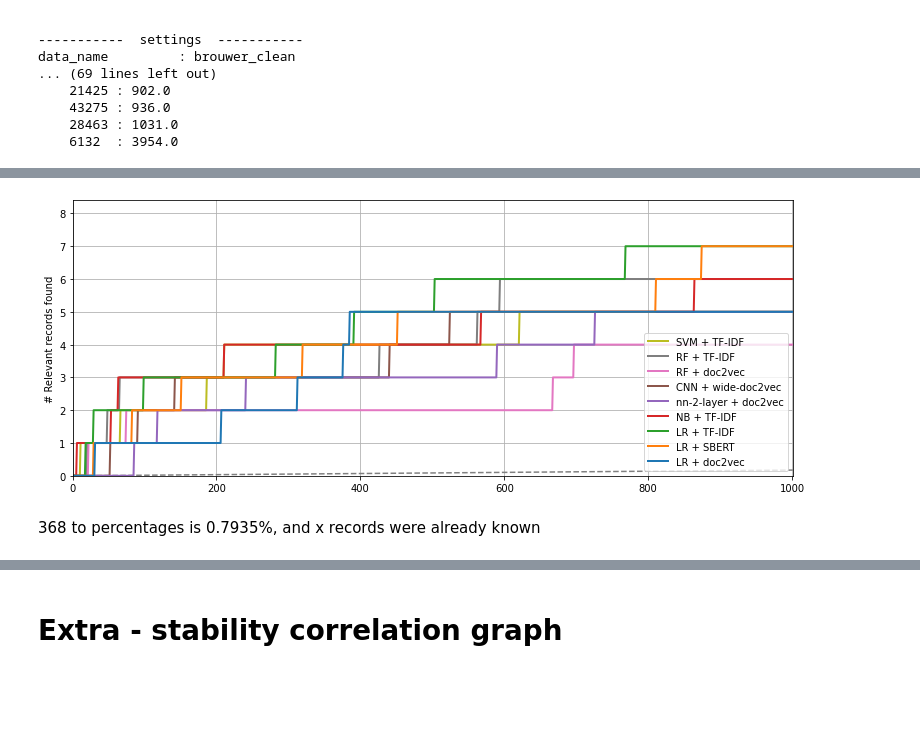
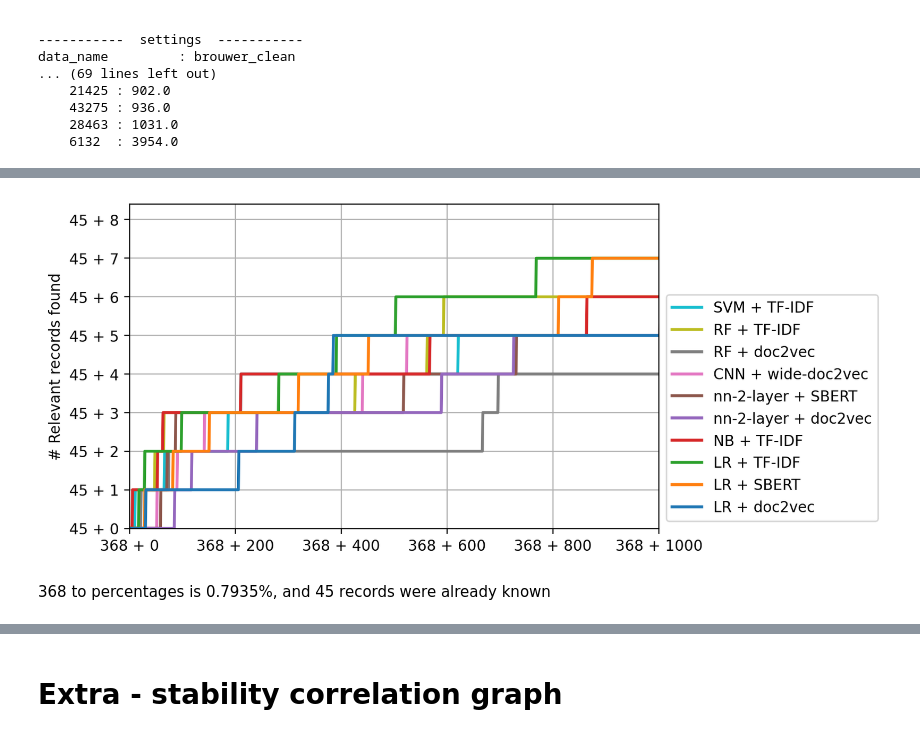
Before and after one commit to jteijema/Mega-Meta-paper-simulations, a Jupyter notebook: state_file_processor.ipynb, the cells around one changed output, grey strips where cells are left out. Cells and saved outputs as stored; diff of their text form; code cells hidden in the pictures; blank space fills up the shorter version.

```diff
--- a/state_file_processor.ipynb
+++ b/state_file_processor.ipynb
@@ -497,26 +488,25 @@ lr_files
  'simulation_output/LR\\rf_tf-idf.h5',
  'simulation_output/LR\\svm_tf-idf.h5']
 # %%
-with Plot.from_paths(lr_files) as plot:
-  inc_plot = plot.new("inclusion", result_format="number")
-  inc_plot.set_grid()
-  inc_plot.set_xlim(0, 1001)
-  #inc_plot.set_ylim(0, 4)
-  inc_plot.set_legend()
-  inc_plot.ax.legend(["SVM + TF-IDF", "RF + TF-IDF", "RF + doc2vec", "CNN + wide-doc2vec","nn-2-layer + doc2vec", "NB + TF-IDF", "LR + TF-IDF", "LR + SBERT","LR + doc2vec"], loc='lower right')
-  inc_plot.add_random(add_text=False)
+inc_plot = Plot.from_paths(lr_files).new("inclusion", result_format="number")
+inc_plot.set_grid()
+inc_plot.set_xlim(0, 1000)
+inc_plot.ax.legend(["SVM + TF-IDF", "RF + TF-IDF", "RF + doc2vec", "CNN + wide-doc2vec","nn-2-layer + SBERT", "nn-2-layer + doc2vec", "NB + TF-IDF", "LR + TF-IDF", "LR + SBERT","LR + doc2vec"], bbox_to_anchor=(1,0), loc="lower left")
 
-  inc_plot.ax2.remove()
-  inc_plot.ax3.remove()
+inc_plot.ax2.remove()
+inc_plot.ax3.remove()
 
-  inc_plot.fig.set_size_inches(12, 5, forward=True)
+inc_plot.ax.yaxis.set_major_formatter('45 + {x:1.0f}')
+inc_plot.ax.xaxis.set_major_formatter('368 + {x:1.0f}')
 
-  inc_plot.show()
-  inc_plot.save(r"plots\study-4-lr-runs.png")
+inc_plot.fig.set_dpi(200)
+
+inc_plot.show()
+inc_plot.save(r"plots\study-4-lr-runs.png")
 # %% [output]
-[figure, old version]
+[figure, new version]
 # %% [markdown]
-368 to percentages is 0.7935%, and x records were already known
+368 to percentages is 0.7935%, and 45 records were already known
 # %%
 # extract feature matrix training time
 print("RRF@1%: ")
```
Also changed, not shown: parts of 9 cells of this notebook.
